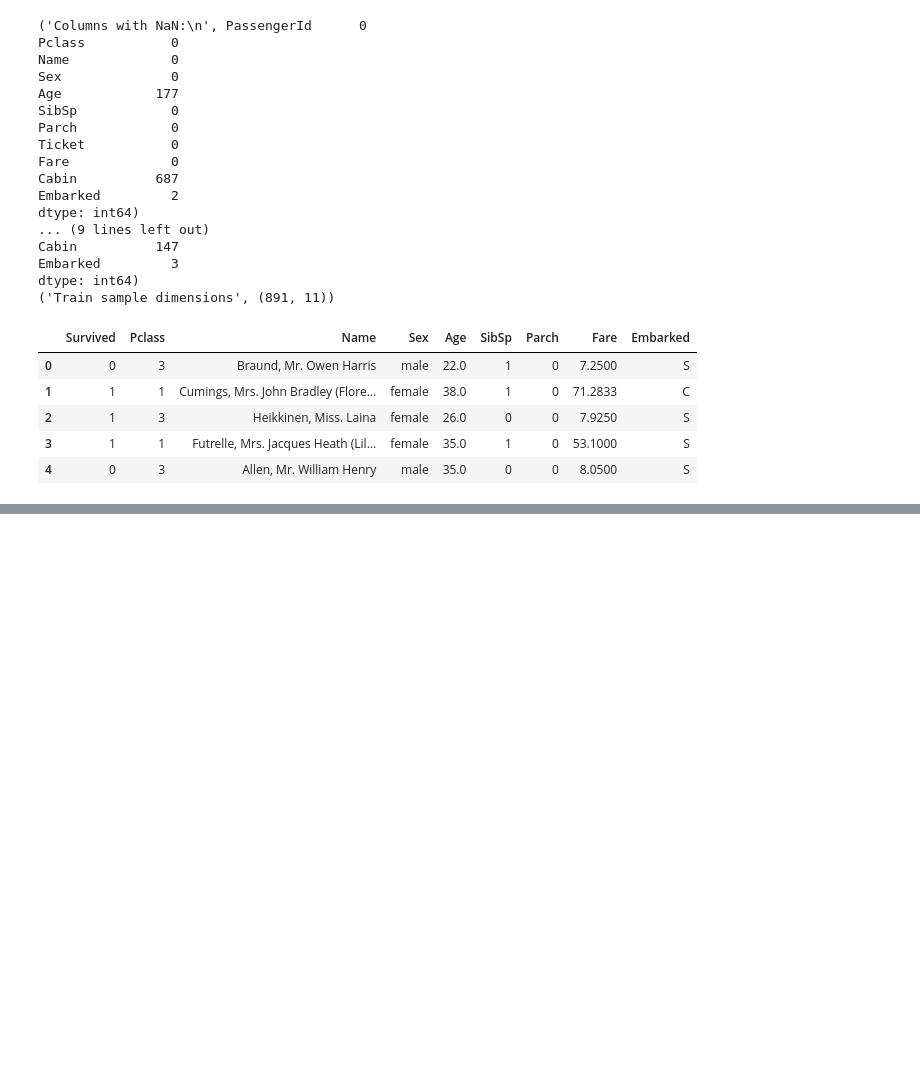
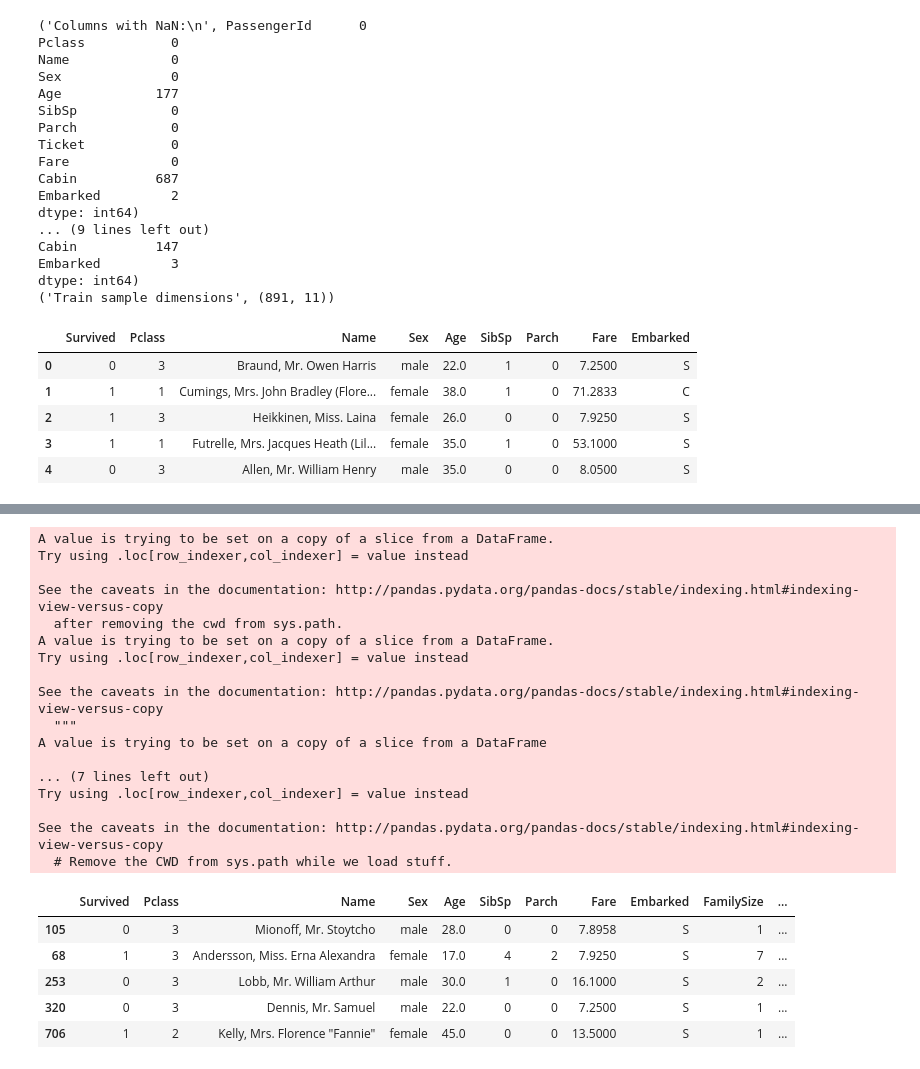
Before and after one commit to LeyreNogues/Python-Projects, a Jupyter notebook: Python_projects/Titanic/Machine_Learning_Titanic.ipynb, the cells around one changed output, grey strips where cells are left out. Cells and saved outputs as stored; diff of their text form; code cells hidden in the pictures; blank space fills up the shorter version.

Commit message:
Adding new columns to the training data

```diff
--- a/Python_projects/Titanic/Machine_Learning_Titanic.ipynb
+++ b/Python_projects/Titanic/Machine_Learning_Titanic.ipynb
@@ -383,3 +387,40 @@ dtype: int64)
 | 253 | 0 | 3 | Lobb, Mr. William Arthur | male | 30.0 | 1 | 0 | 16.1000 | S |
 | 320 | 0 | 3 | Dennis, Mr. Samuel | male | 22.0 | 0 | 0 | 7.2500 | S |
 | 706 | 1 | 2 | Kelly, Mrs. Florence "Fannie" | female | 45.0 | 0 | 0 | 13.5000 | S |
+# %%
+#The columns SibSp (siblings/spouse) and Parch (parents/children) provide information about the number
+#of member of the family inside the boat -> Create new column containing this
+for db in total_X:
+    db['FamilySize'] = db['SibSp'] + db['Parch'] + 1
+    db['IsAlone'] = 1 #initialize to yes/1 is alone
+    db['IsAlone'].loc[db['FamilySize'] > 1] = 0 # now update to no/0 if family size is greater than 1
+
+
+    #From the name, we can obtain the title to check if it has influence in the fact of survival
+    db['Title'] = db['Name'].str.split(", ", expand=True)[1].str.split(".", expand=True)[0]
+
+train_X.head()
+# %% [output]
+A value is trying to be set on a copy of a slice from a DataFrame.
+Try using .loc[row_indexer,col_indexer] = value instead
+
+See the caveats in the documentation: http://pandas.pydata.org/pandas-docs/stable/indexing.html#indexing-view-versus-copy
+  after removing the cwd from sys.path.
+A value is trying to be set on a copy of a slice from a DataFrame.
+Try using .loc[row_indexer,col_indexer] = value instead
+
+See the caveats in the documentation: http://pandas.pydata.org/pandas-docs/stable/indexing.html#indexing-view-versus-copy
+  """
+A value is trying to be set on a copy of a slice from a DataFrame
+
+... (7 lines left out)
+Try using .loc[row_indexer,col_indexer] = value instead
+
+See the caveats in the documentation: http://pandas.pydata.org/pandas-docs/stable/indexing.html#indexing-view-versus-copy
+  # Remove the CWD from sys.path while we load stuff.
+|  | Survived | Pclass | Name | Sex | Age | SibSp | Parch | Fare | Embarked | FamilySize | ... |
+| 105 | 0 | 3 | Mionoff, Mr. Stoytcho | male | 28.0 | 0 | 0 | 7.8958 | S | 1 | ... |
+| 68 | 1 | 3 | Andersson, Miss. Erna Alexandra | female | 17.0 | 4 | 2 | 7.9250 | S | 7 | ... |
+| 253 | 0 | 3 | Lobb, Mr. William Arthur | male | 30.0 | 1 | 0 | 16.1000 | S | 2 | ... |
+| 320 | 0 | 3 | Dennis, Mr. Samuel | male | 22.0 | 0 | 0 | 7.2500 | S | 1 | ... |
+| 706 | 1 | 2 | Kelly, Mrs. Florence "Fannie" | female | 45.0 | 0 | 0 | 13.5000 | S | 1 | ... |
```
Also changed, not shown: parts of 1 cell of this notebook.
